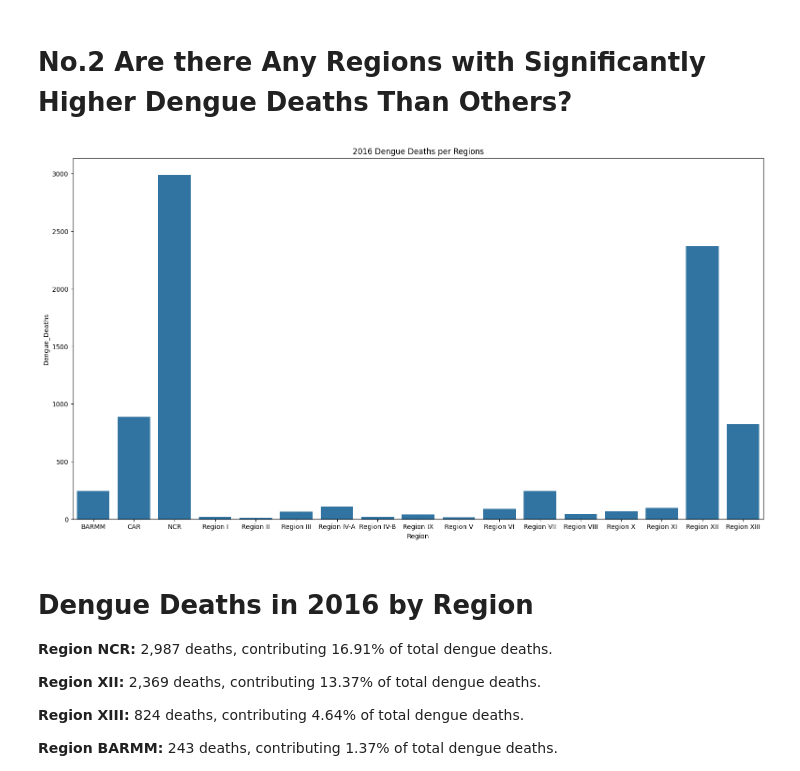
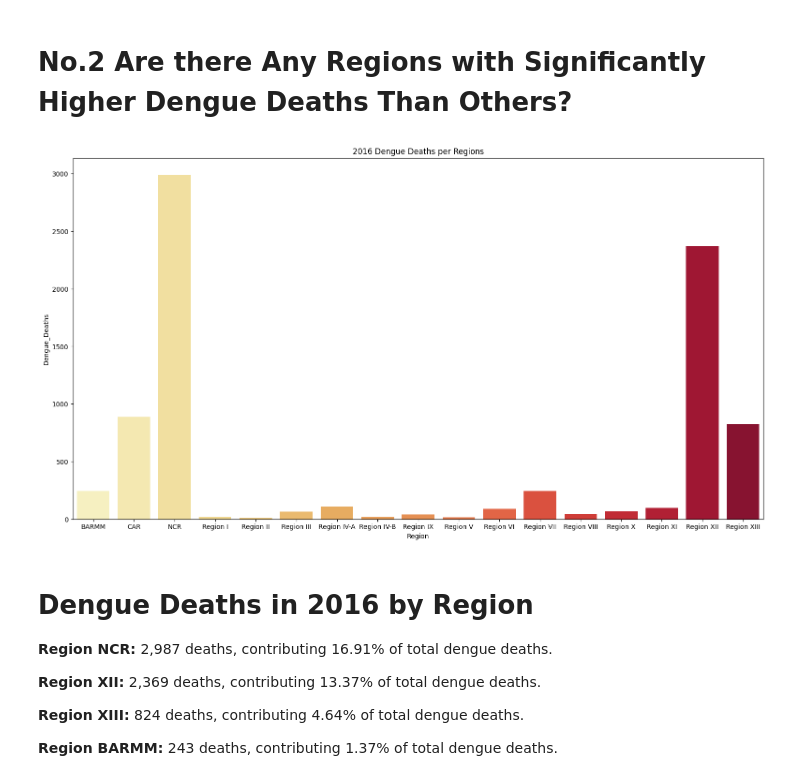
Before and after one commit to Jomarie0/Activity-5-repository, a Jupyter notebook: Activity5.ipynb, the cells around one changed output. Saved outputs shown, nothing was run; the diff lists cells and outputs as text; code cells hidden in the pictures.

```diff
--- a/Activity5.ipynb
+++ b/Activity5.ipynb
@@ -134,12 +165,12 @@ plt.show()
 dengue_fatality_overtheyears = dengue.groupby('Year')['Fatality_Rate'].sum().reset_index()
 # %%
 dengue16_Regions_deaths = dengue_2016.groupby('Region')['Dengue_Deaths'].sum().reset_index()
-sns.barplot(data=dengue16_Regions_deaths, x="Region", y="Dengue_Deaths")
+sns.barplot(data=dengue16_Regions_deaths, x="Region", y="Dengue_Deaths",palette='YlOrRd')
 plt.title('2016 Dengue Deaths per Regions')
 plt.gcf().set_size_inches(19, 10)
 plt.show()
 # %% [output]
-[figure, old version]
+[figure, new version]
 # %% [markdown]
 <h1>Dengue Deaths in 2016 by Region</h1>
     <p><strong>Region NCR:</strong> 2,987 deaths, contributing 16.91% of total dengue deaths.</p>
```
Also changed, not shown: parts of 80 cells of this notebook.
